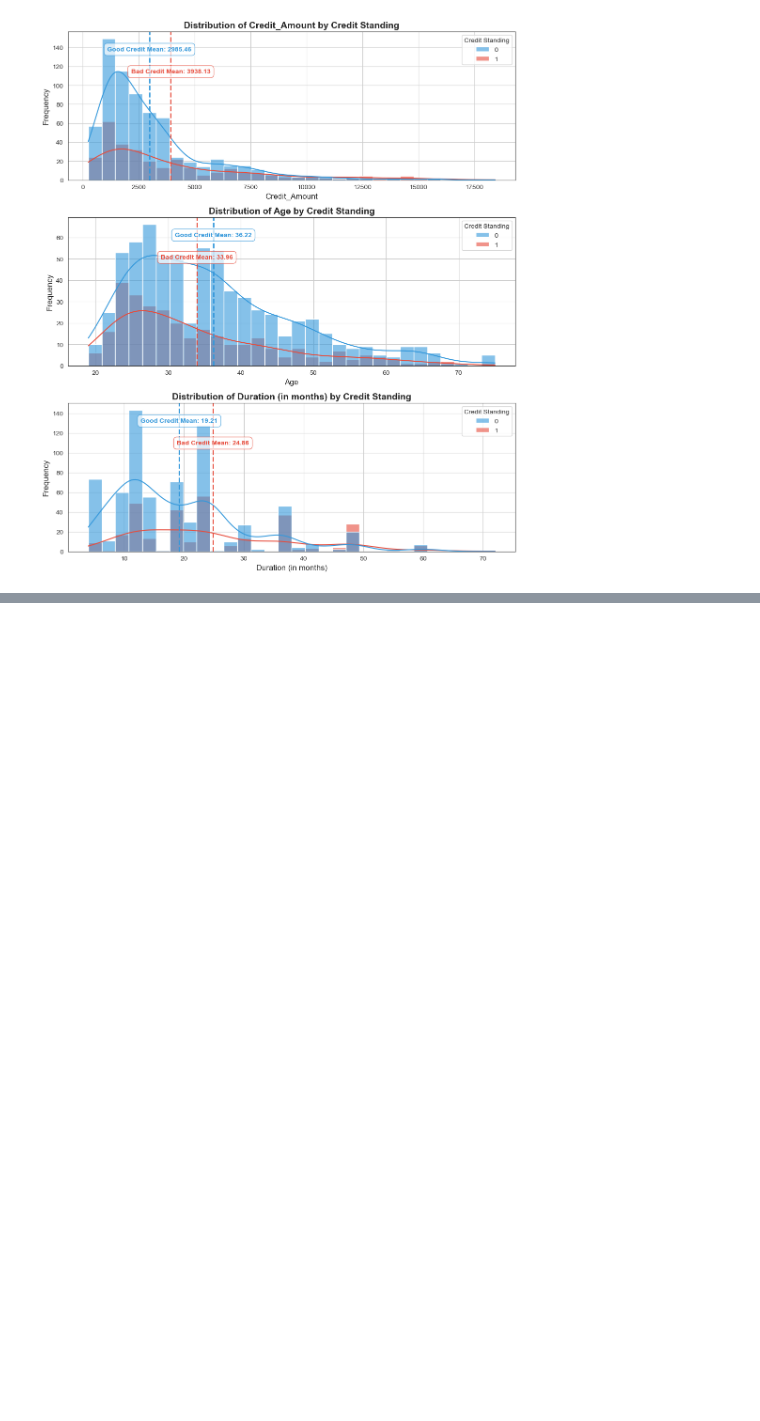
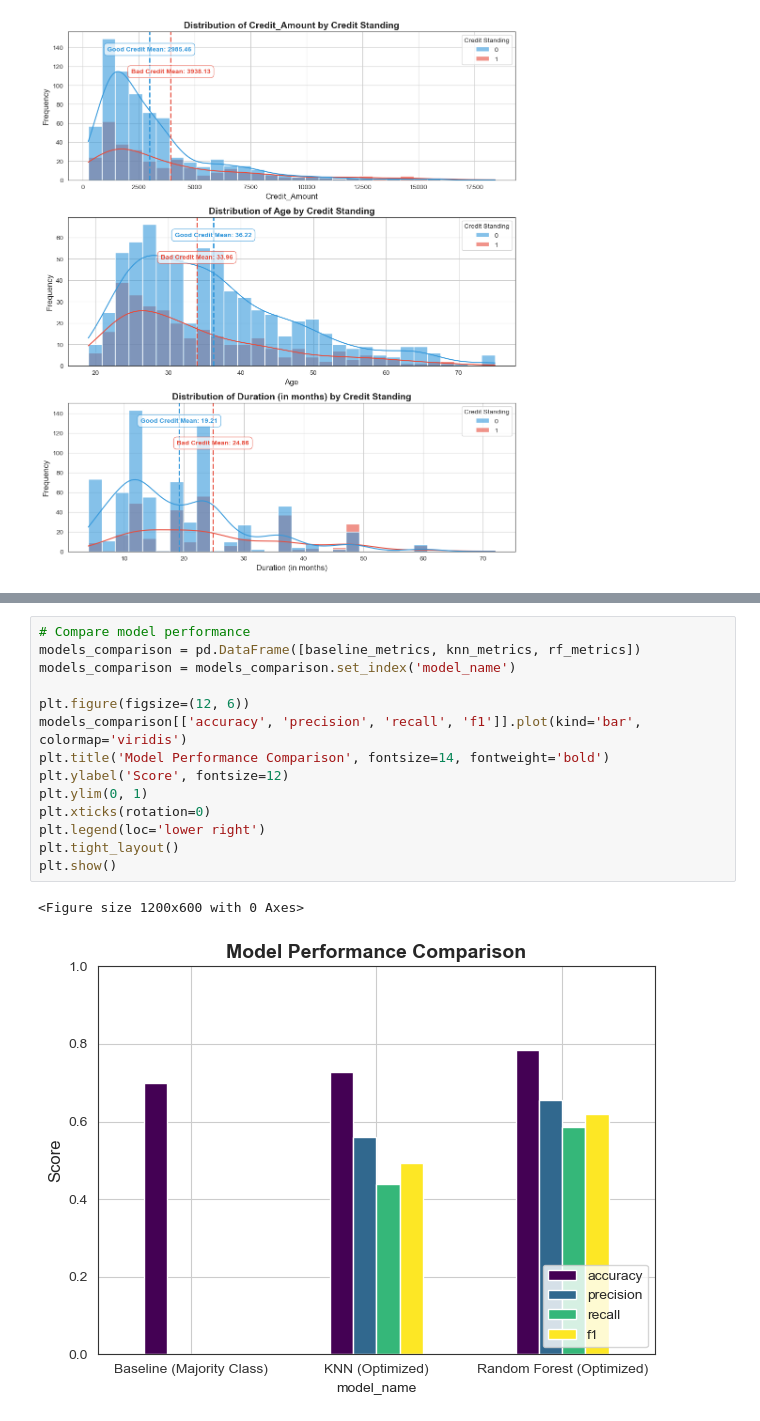
Before and after one commit to DSCI-310-2025/dsci-310-python-group-1-pipeline-pythons, a Jupyter notebook: credit_risk_analysis.ipynb, the cells around one changed output, grey strips where cells are left out. Cells and saved outputs as stored; diff of their text form; blank space fills up the shorter version.

```diff
--- a/credit_risk_analysis.ipynb
+++ b/credit_risk_analysis.ipynb
@@ -301,0 +475,17 @@ plt.show()
+# %%
+# Compare model performance
+models_comparison = pd.DataFrame([baseline_metrics, knn_metrics, rf_metrics])
+models_comparison = models_comparison.set_index('model_name')
+
+plt.figure(figsize=(12, 6))
+models_comparison[['accuracy', 'precision', 'recall', 'f1']].plot(kind='bar', colormap='viridis')
+plt.title('Model Performance Comparison', fontsize=14, fontweight='bold')
+plt.ylabel('Score', fontsize=12)
+plt.ylim(0, 1)
+plt.xticks(rotation=0)
+plt.legend(loc='lower right')
+plt.tight_layout()
+plt.show()
+# %% [output]
+<Figure size 1200x600 with 0 Axes>
+[figure, added]
```
Also changed, not shown: parts of 6 cells of this notebook.
